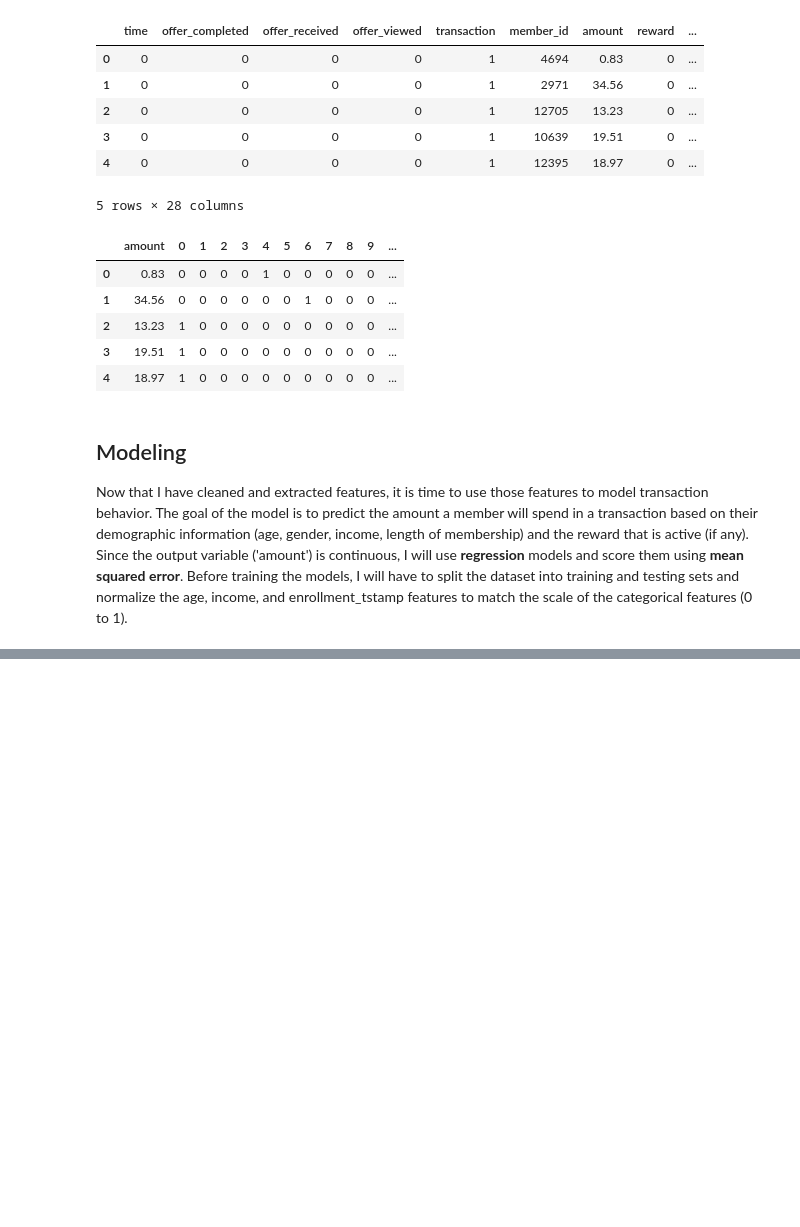
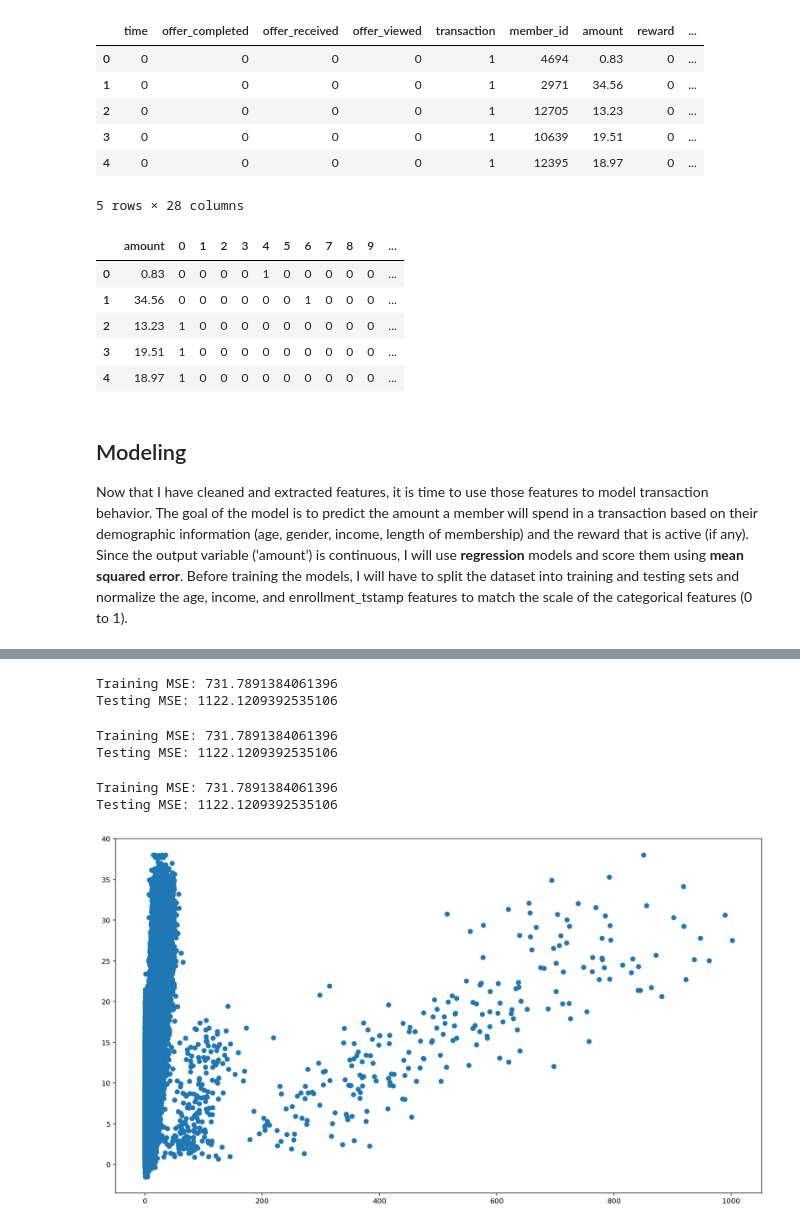
Before and after one commit to blowe615/starbucks_offers, a Jupyter notebook: starbucks_offers.ipynb, the cells around one changed output, grey strips where cells are left out. Drawn from its saved outputs; the diff is of its cells as text; code cells hidden in the pictures; blank space fills up the shorter version.

Commit message:
feat: Experiment with different regression models
Models tested:
- Linear regression
- Linear regression with polynomial features
- Ridge regression
- Random forest

```diff
--- a/starbucks_offers.ipynb
+++ b/starbucks_offers.ipynb
@@ -984,0 +975,34 @@ ValueError: Input contains NaN, infinity or a value too large for dtype('float64
+# %%
+y_preds_train = linear_model.predict(X_train)
+y_preds_test = linear_model.predict(X_test)
+# %%
+print('Training MSE:',mean_squared_error(y_train,y_preds_train))
+print('Testing MSE:',mean_squared_error(y_test,y_preds_test))
+# %% [output]
+Training MSE: 731.7891384061396
+Testing MSE: 1122.1209392535106
+# %%
+def fit_test_model(model):
+    model.fit(X_train, y_train)
+    y_preds_train = model.predict(X_train)
+    y_preds_test = model.predict(X_test)
+    print('Training MSE:',mean_squared_error(y_train,y_preds_train))
+    print('Testing MSE:',mean_squared_error(y_test,y_preds_test))
+    return model, y_preds_train, y_preds_test
+# %%
+fit_test_model(LinearRegression());
+# %% [output]
+Training MSE: 731.7891384061396
+Testing MSE: 1122.1209392535106
+# %%
+def plot_pred_actual(model):
+    model, y_preds_train, y_preds_test = fit_test_model(model)
+    fig, ax = plt.subplots(figsize=(16,9))
+    plt.scatter(y_train,y_preds_train)
+    plt.show()
+# %%
+plot_pred_actual(LinearRegression())
+# %% [output]
+Training MSE: 731.7891384061396
+Testing MSE: 1122.1209392535106
+[figure, added]
```
Also changed, not shown: parts of 13 cells of this notebook.
